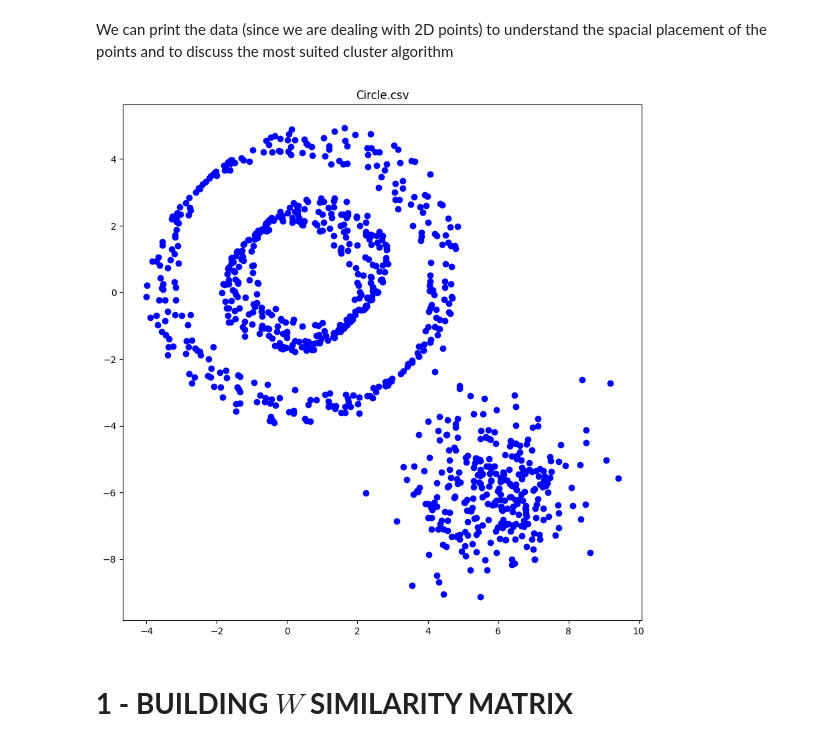
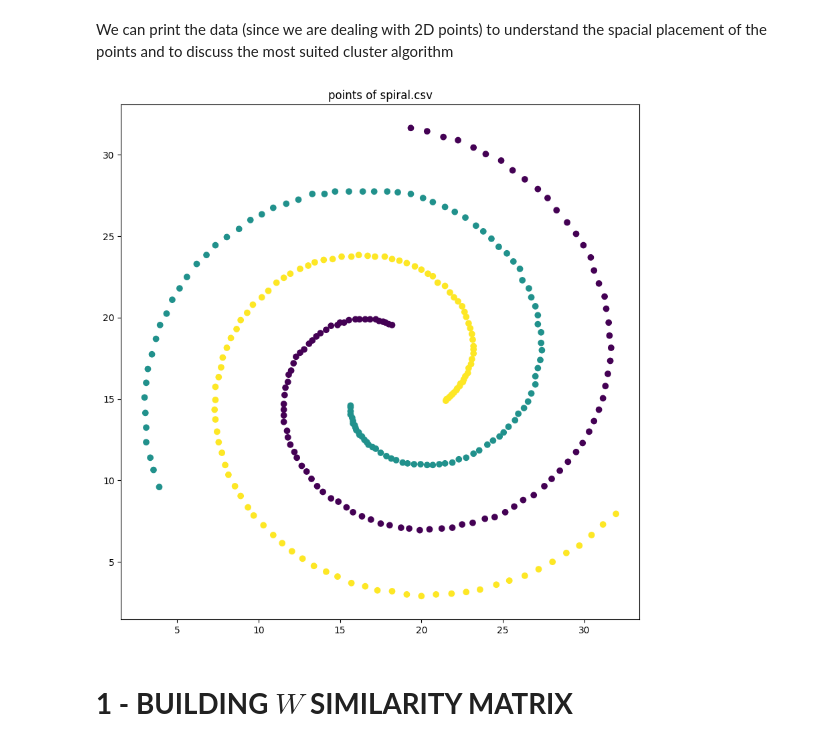
Before and after one commit to Nuzz23/02TWYSM-Computational-linear-algebra-for-large-scale-problems, a Jupyter notebook: Assignments/Berrone/HW_SC.ipynb, the cells around one changed output. Saved outputs shown, nothing was run; the diff lists cells and outputs as text; code cells hidden in the pictures.

```diff
--- a/Assignments/Berrone/HW_SC.ipynb
+++ b/Assignments/Berrone/HW_SC.ipynb
@@ -66,11 +67,11 @@ def plotPoint(points:pd.DataFrame, title:str=None)->None:
     plt.title(title or 'Points')
     plt.show()
 # %%
-USE_SPIRAL = False
+USE_SPIRAL = True
 data = readSpiralInput(SPIRAL_INPUT_FILE) if USE_SPIRAL else readCircleInput(CIRCLE_INPUT_FILE)
 plotPoint(data, title='points of ' + 'spiral.csv' if USE_SPIRAL else 'Circle.csv')
 # %% [output]
-[figure, old version]
+[figure, new version]
 # %% [markdown]
 # <b>1 - BUILDING $W$ SIMILARITY MATRIX </b>
 # %% [markdown]
```
Also changed, not shown: parts of 16 cells of this notebook.
